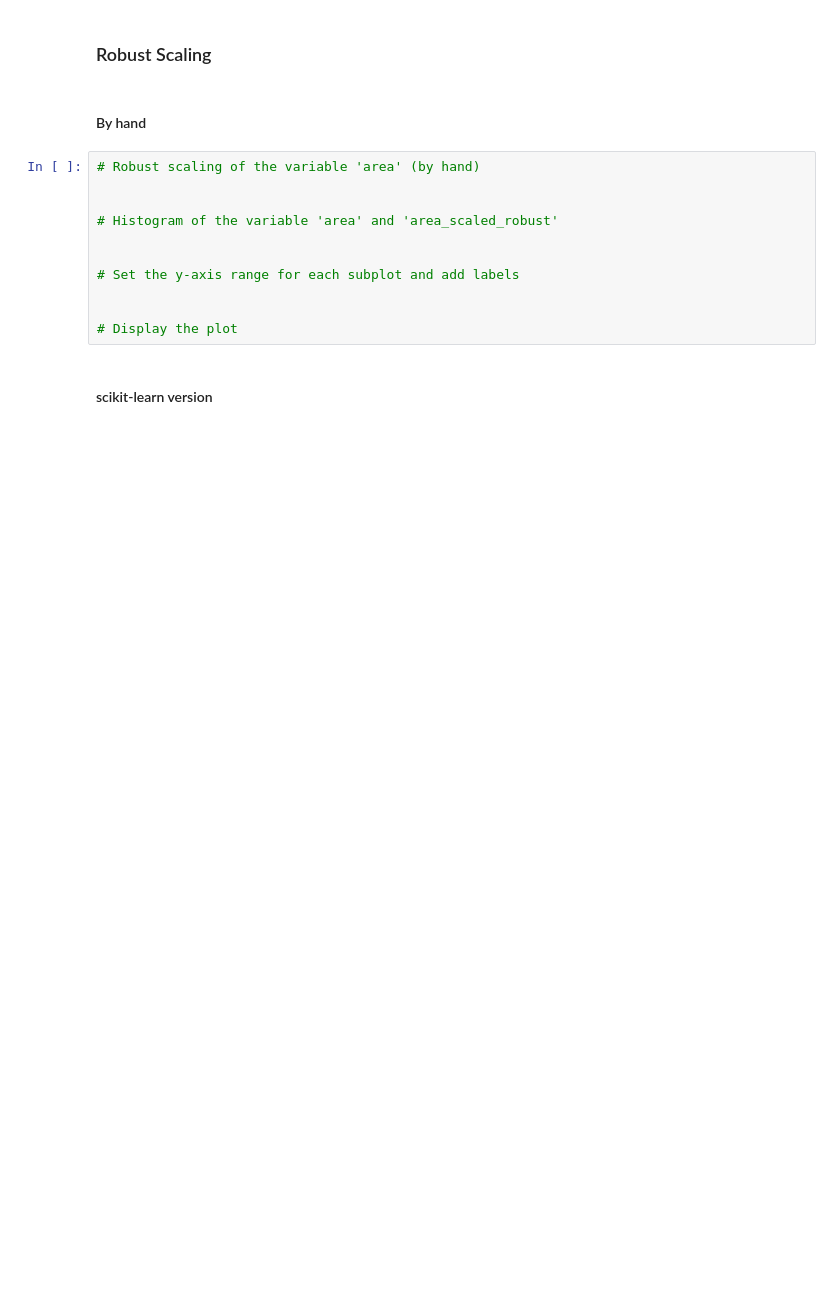
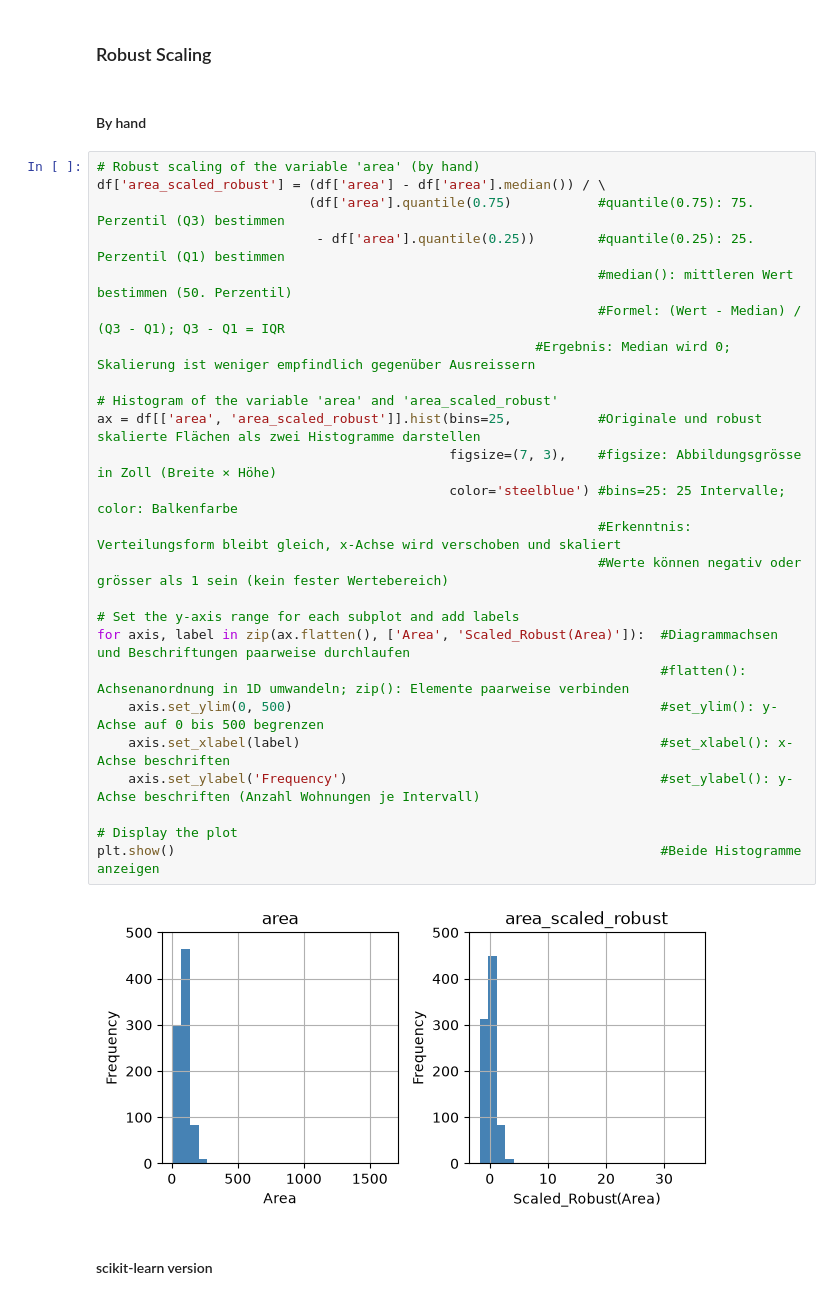
Before and after one commit to pyrat12/DS_HS2026_LNW, a Jupyter notebook: DS_HS2026_LNW_I_Examples/AP02/Aufgaben V4 Ü3.1.ipynb, the cells around one changed output. Cells and saved outputs as stored; diff of their text form; blank space fills up the shorter version.

```diff
--- a/DS_HS2026_LNW_I_Examples/AP02/Aufgaben V4 Ü3.1.ipynb
+++ b/DS_HS2026_LNW_I_Examples/AP02/Aufgaben V4 Ü3.1.ipynb
@@ -469,15 +502,31 @@ plt.show()                                                                  #Bei
 #### By hand
 # %%
 # Robust scaling of the variable 'area' (by hand)
-
+df['area_scaled_robust'] = (df['area'] - df['area'].median()) / \
+                           (df['area'].quantile(0.75)           #quantile(0.75): 75. Perzentil (Q3) bestimmen
+                            - df['area'].quantile(0.25))        #quantile(0.25): 25. Perzentil (Q1) bestimmen
+                                                                #median(): mittleren Wert bestimmen (50. Perzentil)
+                                                                #Formel: (Wert - Median) / (Q3 - Q1); Q3 - Q1 = IQR
+                                                        #Ergebnis: Median wird 0; Skalierung ist weniger empfindlich gegenüber Ausreissern
 
 # Histogram of the variable 'area' and 'area_scaled_robust'
-
+ax = df[['area', 'area_scaled_robust']].hist(bins=25,           #Originale und robust skalierte Flächen als zwei Histogramme darstellen
+                                             figsize=(7, 3),    #figsize: Abbildungsgrösse in Zoll (Breite × Höhe)
+                                             color='steelblue') #bins=25: 25 Intervalle; color: Balkenfarbe
+                                                                #Erkenntnis: Verteilungsform bleibt gleich, x-Achse wird verschoben und skaliert
+                                                                #Werte können negativ oder grösser als 1 sein (kein fester Wertebereich)
 
 # Set the y-axis range for each subplot and add labels
-
+for axis, label in zip(ax.flatten(), ['Area', 'Scaled_Robust(Area)']):  #Diagrammachsen und Beschriftungen paarweise durchlaufen
+                                                                        #flatten(): Achsenanordnung in 1D umwandeln; zip(): Elemente paarweise verbinden
+    axis.set_ylim(0, 500)                                               #set_ylim(): y-Achse auf 0 bis 500 begrenzen
+    axis.set_xlabel(label)                                              #set_xlabel(): x-Achse beschriften
+    axis.set_ylabel('Frequency')                                        #set_ylabel(): y-Achse beschriften (Anzahl Wohnungen je Intervall)
 
 # Display the plot
+plt.show()                                                              #Beide Histogramme anzeigen
+# %% [output]
+[figure, added]
 # %% [markdown]
 #### scikit-learn version
 # %%
```
Also changed, not shown: parts of 19 cells of this notebook, 7 other files.
